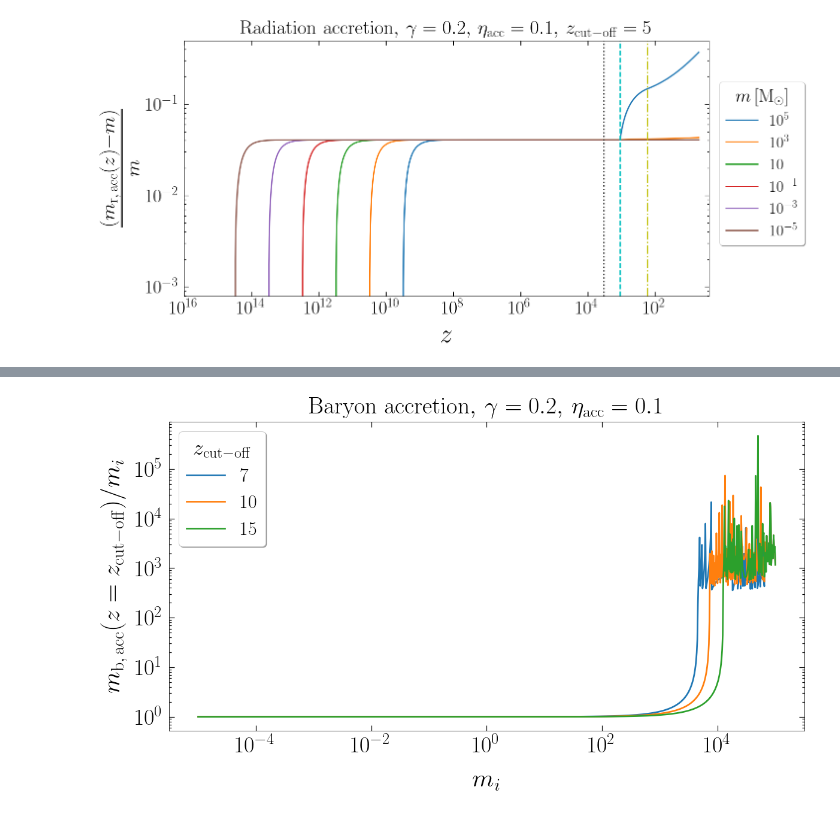
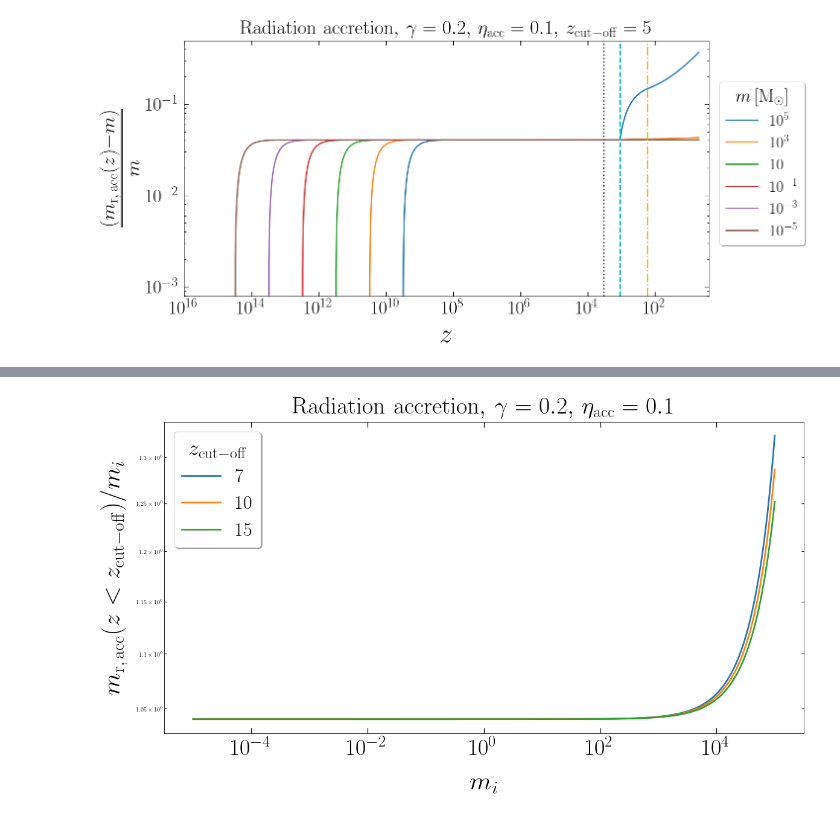
Before and after one commit to pratibhajangra591/project-2, a Jupyter notebook: acc_error_tracking.ipynb, the cells around one changed output, grey strips where cells are left out. Drawn from its saved outputs; the diff is of its cells as text; code cells hidden in the pictures.

```diff
--- a/acc_error_tracking.ipynb
+++ b/acc_error_tracking.ipynb
@@ -82,9 +79,9 @@ plt.tick_params(axis = 'both', right=True, top=True, which = 'major', width= 1.2
 z_cut = 5
 N = 1000
 
-for i, (m1, color) in enumerate(zip(m1_arr, colors)):
-    z_1i = z_pbh(m1,  γ)
-    y_1i = m1
+for i, (m, color) in enumerate(zip(m_arr, colors)):
+    z_1i = z_pbh(m,  γ)
+    y_1i = m
     z_cut_off1 = z_eq
     t1 = np.geomspace(z_1i, z_cut_off1, N)
     sol1 = solve_ivp(m_racc, t_span = [t1[0], t1[-1]], y0 = [y_1i], method = 'DOP853',  t_eval = t1)
@@ -96,7 +93,7 @@ for i, (m1, color) in enumerate(zip(m1_arr, colors)):
     y_2i = y1[-1]
     z_cut_off2 = z_rec
     t2 = np.geomspace(z_2i, z_cut_off2, N)
-    sol2 = solve_ivp(m_racc, t_span = [t2[0], t2[-1]], y0 = [y_2i], method = 'DOP853',   t_eval = t2)
+    sol2 = solve_ivp(m_racc, t_span = [t2[0], t2[-1]], y0 = [y_2i], method = 'DOP853',   t_eval = t2, max_step = 100)
     t2 = sol2.t
     y2 = sol2.y[0]
 
@@ -135,7 +132,7 @@ for i, (m1, color) in enumerate(zip(m1_arr, colors)):
     Y = np.concatenate((y1, y2, y3, y4, y5), axis = None)
 
     #print("i =", i, "," , "z = ", T)
-    ax.loglog(T, ((Y - m1)/m1))
+    ax.loglog(T, ((Y - m)/m))
 
 
 
@@ -179,11 +176,11 @@ plt.tick_params(axis = 'both', right=True, top=True, which = 'major', width= 1.2
 
 γ = 0.2
 z_cut = 5
-N = 100000
+N = 1000
 
-for i, (m1, color) in enumerate(zip(m1_arr, colors)):
-    z_1i = z_pbh(m1,  γ)
-    y_1i = m1
+for i, (m, color) in enumerate(zip(m_arr, colors)):
+    z_1i = z_pbh(m,  γ)
+    y_1i = m
     z_cut_off1 = z_eq
     t1 = np.geomspace(z_1i, z_cut_off1, N)
     sol1 = solve_ivp(m_bacc, t_span = [t1[0], t1[-1]], y0 = [y_1i], method = 'DOP853', t_eval = t1)
@@ -235,7 +232,7 @@ for i, (m1, color) in enumerate(zip(m1_arr, colors)):
     #print("i =", i, "," , "z = ", T)
     Y = np.concatenate((y1, y2, y3, y4, y5), axis=None)
 
-    ax.loglog(T, ((Y - m1)/m1))
+    ax.loglog(T, ((Y - m)/m))
 
 
 
@@ -370,7 +271,6 @@ plt.show()
 # %%
-# Baryon accretion in radiation domination for different values of z_cut-off.
+# Radiation accretion in radiation domination for different values of z_cut-off.
 # m_f(z < z_cut-off)/m_i
-
 
 
 colors = ['C0', 'C1','C2','C3','C4', 'C5']
@@ -382,19 +282,19 @@ plt.tick_params(axis = 'both', right=True, top=True, which = 'major', width= 1.2
 
 
 z_cut_arr = np.array([7, 10, 15])
-mf_arr = np.zeros(len(m1_arr))
+mf_arr = np.zeros(len(mi_arr))
 colors = ['C0', 'C1', 'C2']
 plot_lines = []
 
-
+γ = 0.2
+N = 100
 for i, (z_cut, color) in enumerate(zip(z_cut_arr, colors)):
-    for j, m1 in enumerate(m1_arr):
-        γ = 0.2
-        z_1i = z_pbh(m1,  γ)
-        y_1i = m1
+    for j, m in enumerate(mi_arr):
+        z_1i = z_pbh(m,  γ)
+        y_1i = m
         z_cut_off1 = z_eq
-        t1 = np.geomspace(z_1i, z_cut_off1, 1000)
-        sol1 = solve_ivp(m_bacc, t_span = [t1[0], t1[-1]], y0 = [y_1i], method = 'DOP853',  t_eval = t1)
+        t1 = np.geomspace(z_1i, z_cut_off1, N)
+        sol1 = solve_ivp(m_racc, t_span = [t1[0], t1[-1]], y0 = [y_1i],  t_eval = t1)
         t1 = sol1.t
         y1 = sol1.y[0]
 
@@ -402,8 +302,8 @@ for i, (z_cut, color) in enumerate(zip(z_cut_arr, colors)):
         z_2i = z_eq
         y_2i = y1[-1]
         z_cut_off2 = z_rec
-        t2 = np.geomspace(z_2i, z_cut_off2, 1000)
-        sol2 = solve_ivp(m_bacc, t_span = [t2[0], t2[-1]], y0 = [y_2i], method = 'DOP853', t_eval = t2, max_step = 100)
+        t2 = np.geomspace(z_2i, z_cut_off2, N)
+        sol2 = solve_ivp(m_racc, t_span = [t2[0], t2[-1]], y0 = [y_2i], method = 'DOP853', t_eval = t2, max_step = 100)
         t2 = sol2.t
         y2 = sol2.y[0]
 
@@ -412,57 +312,53 @@ for i, (z_cut, color) in enumerate(zip(z_cut_arr, colors)):
         z_3i = z_rec
         y_3i = y2[-1]
         z_cut_off3 = z_th
-        t3 = np.geomspace(z_3i, z_cut_off3, 1000)
-        sol3 = solve_ivp(m_bacc, t_span = [t3[0], t3[-1]], y0 = [y_3i], method = 'DOP853', t_eval = t3, max_step = 10)
+        t3 = np.geomspace(z_3i, z_cut_off3, N)
+        sol3 = solve_ivp(m_racc, t_span = [t3[0], t3[-1]], y0 = [y_3i], method = 'DOP853',  t_eval = t3, max_step = 10)
         t3 = sol3.t
         y3 = sol3.y[0]
 
 
-        z_4i = z_cut_off3
+
+        z_4i = z_th
         y_4i = y3[-1]
-        z_cut_off4 = 60
+        z_cut_off4 = 90
         t4 = np.geomspace(z_4i, z_cut_off4, N)
-        sol4 = solve_ivp(m_bacc, t_span = [t4[0], t4[-1]], y0 = [y_4i],method = 'DOP853',  t_eval = t4, max_step = 10)
+        sol4 = solve_ivp(m_racc, t_span = [t4[0], t4[-1]], y0 = [y_4i], method = 'DOP853', t_eval = t4, max_step = 5)
         t4 = sol4.t
         y4 = sol4.y[0]
 
 
         z_5i = z_cut_off4
         y_5i = y4[-1]
         z_cut_off5 = z_cut
         t5 = np.geomspace(z_5i, z_cut_off5, N)
-        sol5 = solve_ivp(m_bacc, t_span = [t5[0], t5[-1]], y0 = [y_5i],method = 'DOP853',  t_eval = t5, first_step = 0.1, max_step = 1)
+        sol5 = solve_ivp(m_racc, t_span = [t5[0], t5[-1]], y0 = [y_5i], method = 'DOP853', t_eval = t5, first_step = 0.1, max_step = 1)
         t5 = sol5.t
         y5 = sol5.y[0]
 
 
 
 
-        T = np.concatenate((t1, t2, t3, t4, t5), axis = None)
-        Y = np.concatenate((y1, y2, y3, y4, y5), axis = None)
 
-        mf_arr[j] = sol5.y[0][-1]
+        mf_arr[j] = y5[-2]
 
-    ax.loglog(m1_arr, np.divide(mf_arr, m1_arr))
-
-
+    ax.loglog(mi_arr, np.divide(mf_arr, mi_arr))
 
 
 ax.tick_params(axis='x', pad = 9.9)
 ax.tick_params(axis='y', pad = 9.9)
-ax.yaxis.set_tick_params(labelsize=20)
 plt.xticks(fontsize = 38)
 plt.yticks(fontsize = 38)
 plt.xlabel('$m_{i}$',fontsize = 43, labelpad = 20)
-plt.ylabel(r'$m_\mathrm{b, \, acc}(z = z_\mathrm{cut-off})/m_{i} $',fontsize = 43, labelpad = 14)
+plt.ylabel(r'$m_\mathrm{r, \, acc}(z <  z_\mathrm{cut-off})/m_{i} $',fontsize = 43, labelpad = 14)
 plt.legend(['$7$', '$10$', '$15$'],
            prop = {'size':32}, loc = 'upper left', shadow = True,
            title = '$z_\mathrm{cut-off}$' ,
            title_fontsize = 37, facecolor = 'white', fontsize = 65)
 #plt.xlim(1e16, 0.5*z_cut_off)
 plt.xscale('log')
-plt.title(r'Baryon accretion$,\, \gamma = 0.2, \,\eta_\mathrm{acc} = 0.1$', fontsize = 40, pad = 13)
-plt.savefig('bacc_z_diff_cutoff.pdf', bbox_inches = 'tight')
+plt.title(r'Radiation accretion$,\, \gamma = 0.2, \,\eta_\mathrm{acc} = 0.1$', fontsize = 40, pad = 13)
+plt.savefig('racc_z_diff_cutoff.pdf', bbox_inches = 'tight')
 plt.show()
 # %% [output]
-[figure, old version]
+[figure, new version]
```
Also changed, not shown: parts of 5 cells of this notebook.
